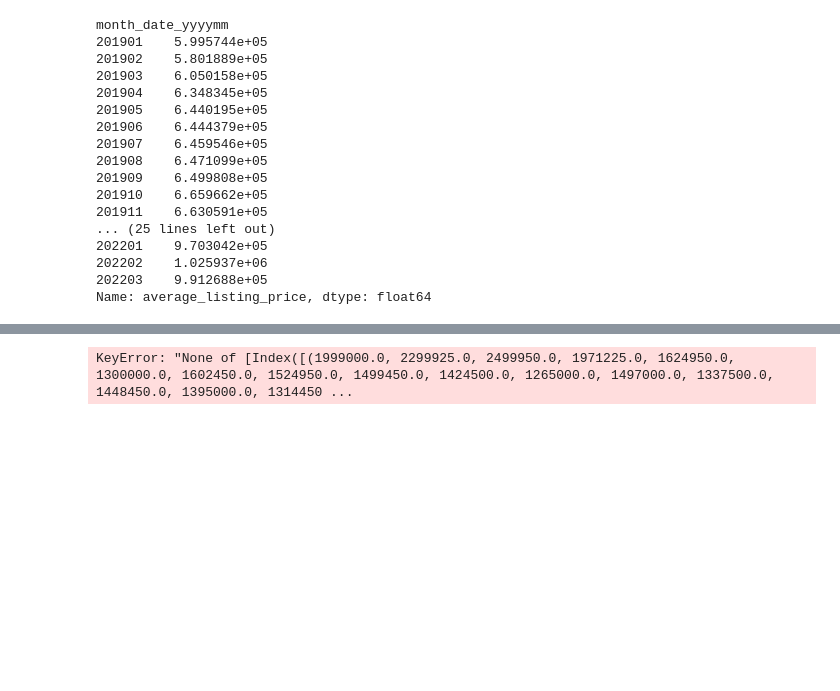
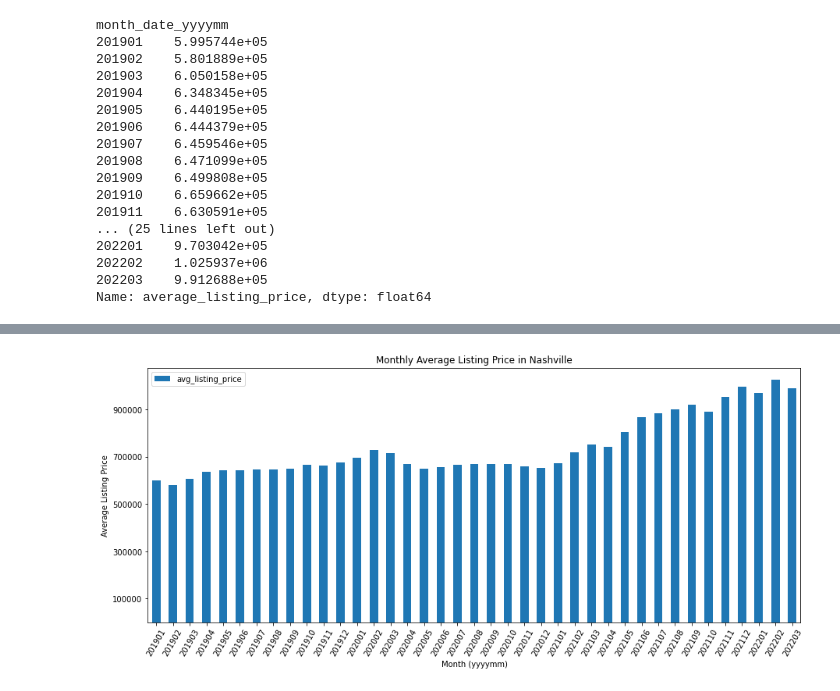
Before and after one commit to heatherkayb/heatherkayb_capstone, a Jupyter notebook: real_estate_capstone.ipynb, the cells around one changed output, grey strips where cells are left out. Cells and saved outputs as stored; diff of their text form; code cells hidden in the pictures; blank space fills up the shorter version.

```diff
--- a/real_estate_capstone.ipynb
+++ b/real_estate_capstone.ipynb
@@ -203,3 +300,8 @@ month_date_yyyymm
 202202    1.025937e+06
 202203    9.912688e+05
 Name: average_listing_price, dtype: float64
+# %%
+avg_listing_price_by_month_df = pd.DataFrame(avg_listing_price_by_month)
+avg_listing_price_by_month_df.reset_index(inplace=True)
+avg_listing_price_by_month_df.columns = ['yyyymm', 'avg_listing_price']
+print(avg_listing_price_by_month_df)
@@ -206,10 +326,11 @@ Name: average_listing_price, dtype: float64
 # %%
-time_period_core_zips.plot(x='Answer', y=['Percent_2020', 'Percent_2021', 'Percent_2022'], kind='line')
-plt.title('Calls Answered Over Time by Year')
-plt.ylabel('Percentage of Calls')
-plt.xlabel('')
+avg_listing_price_by_month_df.plot(x='yyyymm', y='avg_listing_price', kind='bar')
+plt.title('Monthly Average Listing Price in Nashville')
+plt.ylabel('Average Listing Price')
+plt.xlabel('Month (yyyymm)')
 plt.xticks(rotation=60)
+plt.yticks([100000, 300000, 500000, 700000, 900000])
 plt.gcf().set_size_inches(15, 6)
 plt.show();
 # %% [output]
-KeyError: "None of [Index([(1999000.0, 2299925.0, 2499950.0, 1971225.0, 1624950.0, 1300000.0, 1602450.0, 1524950.0, 1499450.0, 1424500.0, 1265000.0, 1497000.0, 1337500.0, 1448450.0, 1395000.0, 1314450 ...
+[figure, added]
```
Also changed, not shown: parts of 5 cells of this notebook.
